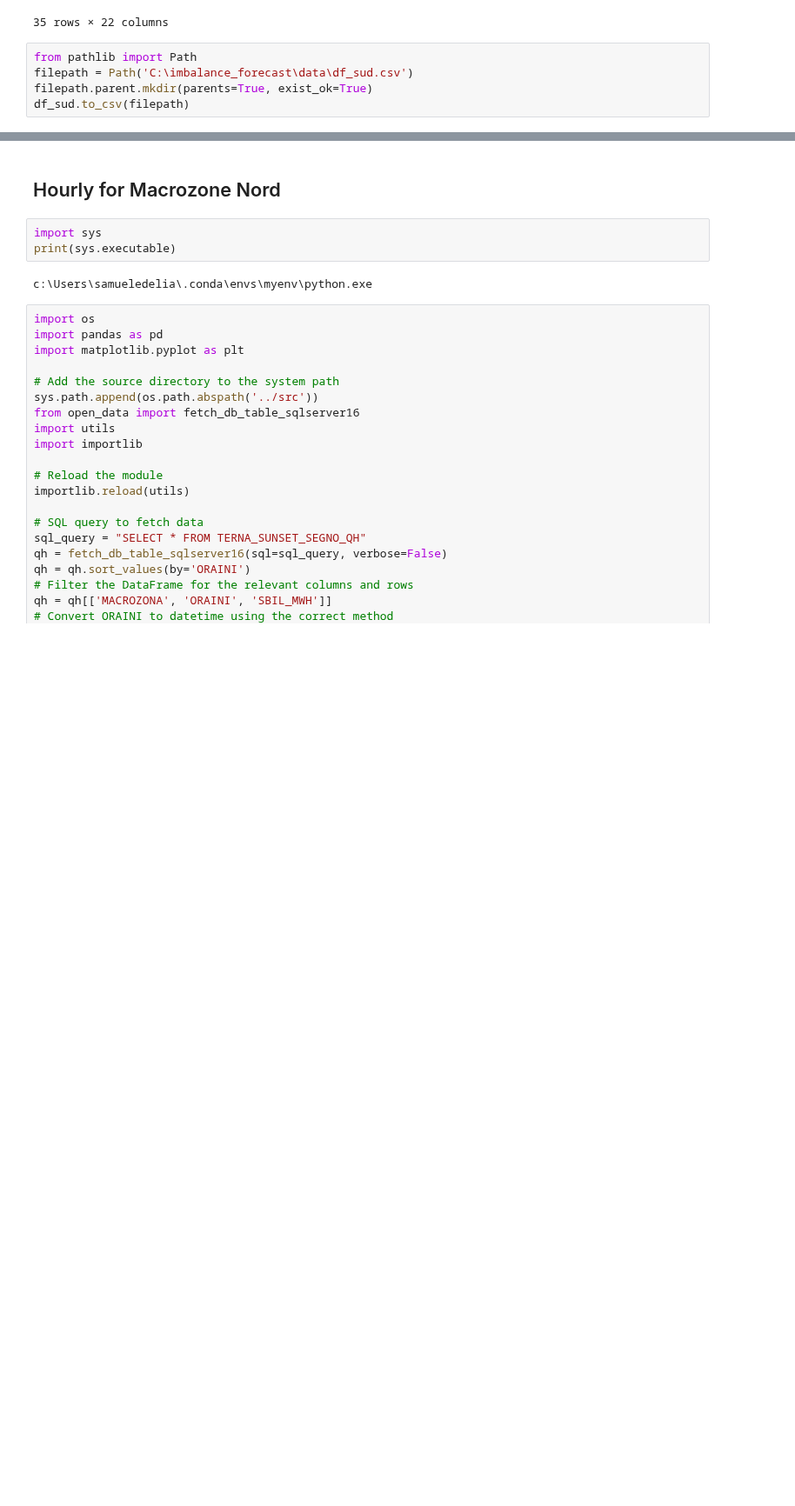
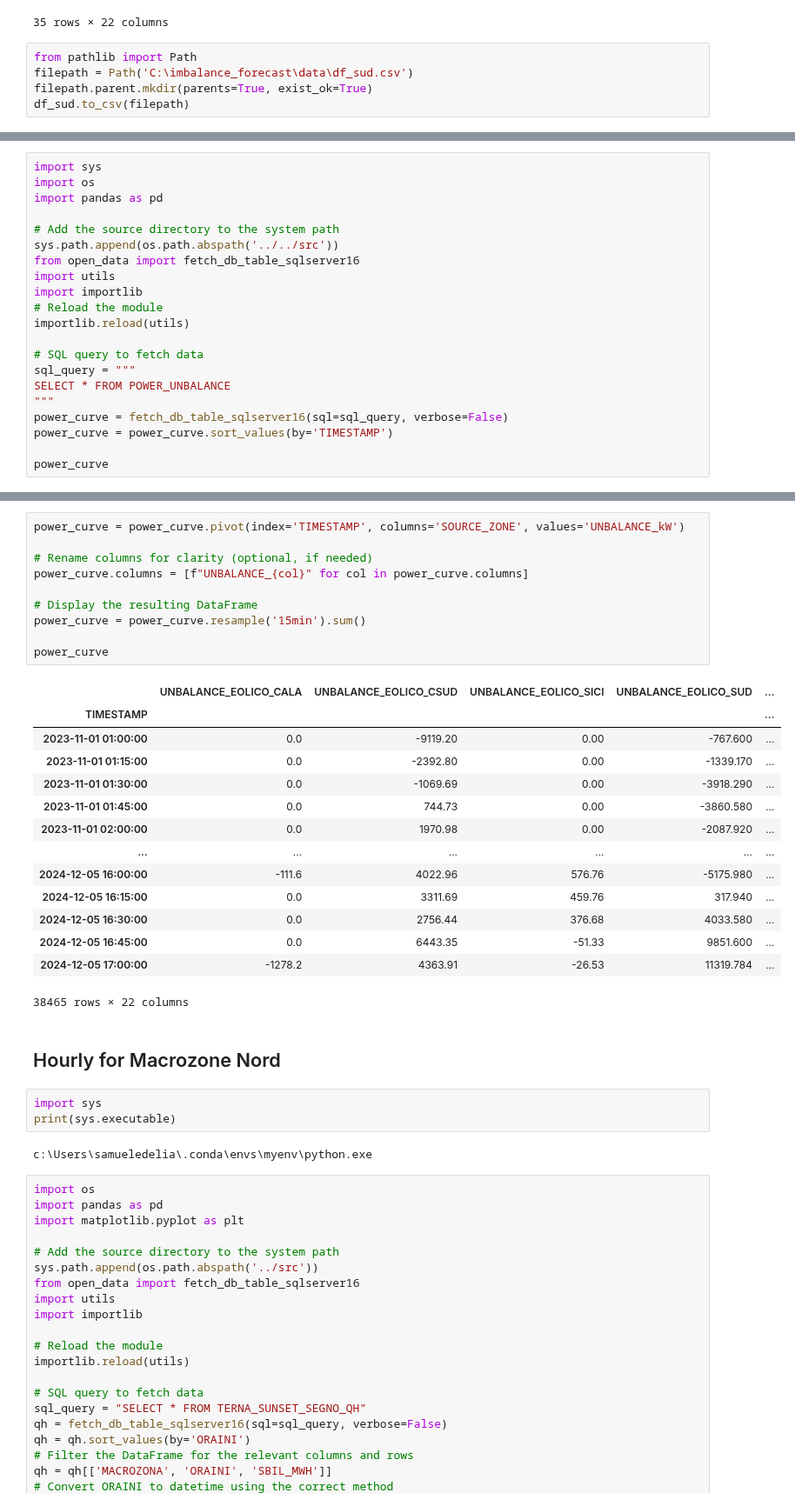
Before and after one commit to samueledelia/Italian-imbalance-forecasting, a Jupyter notebook: notebook/create_dataset_thesis.ipynb, the cells around one changed output, grey strips where cells are left out. Shown at 87% size. Drawn from its saved outputs; the diff is of its cells as text; blank space fills up the shorter version.

```diff
--- a/notebook/create_dataset_thesis.ipynb
+++ b/notebook/create_dataset_thesis.ipynb
@@ -956,0 +1060,21 @@ df_sud.to_csv(filepath)
+# %%
+import sys
+import os
+import pandas as pd
+
+# Add the source directory to the system path
+sys.path.append(os.path.abspath('../../src'))
+from open_data import fetch_db_table_sqlserver16
+import utils
+import importlib
+# Reload the module
+importlib.reload(utils)
+
+# SQL query to fetch data
+sql_query = """
+SELECT * FROM POWER_UNBALANCE
+"""
+power_curve = fetch_db_table_sqlserver16(sql=sql_query, verbose=False)
+power_curve = power_curve.sort_values(by='TIMESTAMP')
+
+power_curve
@@ -957,3 +1095,28 @@ df_sud.to_csv(filepath)
+# %%
+power_curve = power_curve.pivot(index='TIMESTAMP', columns='SOURCE_ZONE', values='UNBALANCE_kW')
+
+# Rename columns for clarity (optional, if needed)
+power_curve.columns = [f"UNBALANCE_{col}" for col in power_curve.columns]
+
+# Display the resulting DataFrame
+power_curve = power_curve.resample('15min').sum()
+
+power_curve
+# %% [output]
+|  | UNBALANCE_EOLICO_CALA | UNBALANCE_EOLICO_CSUD | UNBALANCE_EOLICO_SICI | UNBALANCE_EOLICO_SUD | ... |
+| TIMESTAMP |  |  |  |  | ... |
+| 2023-11-01 01:00:00 | 0.0 | -9119.20 | 0.00 | -767.600 | ... |
+| 2023-11-01 01:15:00 | 0.0 | -2392.80 | 0.00 | -1339.170 | ... |
+| 2023-11-01 01:30:00 | 0.0 | -1069.69 | 0.00 | -3918.290 | ... |
+| 2023-11-01 01:45:00 | 0.0 | 744.73 | 0.00 | -3860.580 | ... |
+| 2023-11-01 02:00:00 | 0.0 | 1970.98 | 0.00 | -2087.920 | ... |
+| ... | ... | ... | ... | ... | ... |
+| 2024-12-05 16:00:00 | -111.6 | 4022.96 | 576.76 | -5175.980 | ... |
+| 2024-12-05 16:15:00 | 0.0 | 3311.69 | 459.76 | 317.940 | ... |
+| 2024-12-05 16:30:00 | 0.0 | 2756.44 | 376.68 | 4033.580 | ... |
+| 2024-12-05 16:45:00 | 0.0 | 6443.35 | -51.33 | 9851.600 | ... |
+| 2024-12-05 17:00:00 | -1278.2 | 4363.91 | -26.53 | 11319.784 | ... |
+38465 rows × 22 columns
 # %% [markdown]
 ## Hourly for Macrozone Nord
 # %%
```
Also changed, not shown: parts of 14 cells of this notebook, 3 other files.
